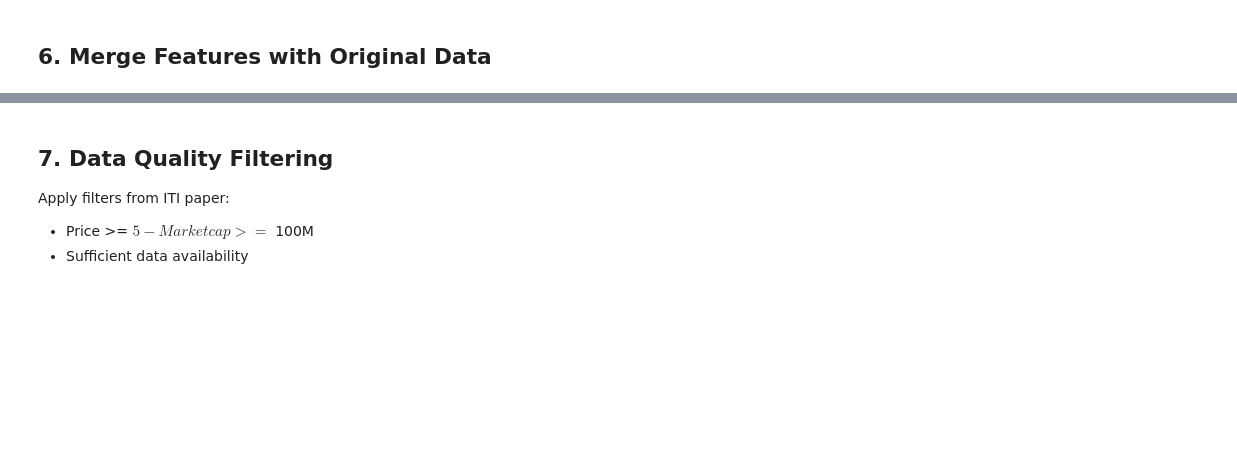
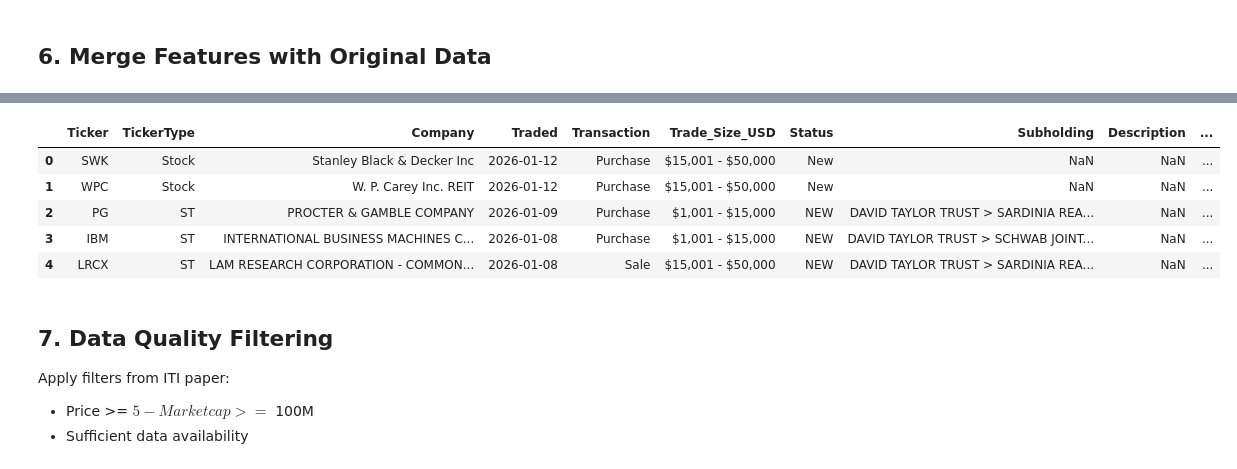
Before and after one commit to ivanurquiza/US_Congress, a Jupyter notebook: Finance_features.ipynb, the cells around one changed output, grey strips where cells are left out. Cells and saved outputs as stored; diff of their text form; code cells hidden in the pictures; blank space fills up the shorter version.

```diff
--- a/Finance_features.ipynb
+++ b/Finance_features.ipynb
@@ -214,0 +240,43 @@ print(f"Earnings data available for: {len(earnings_data)} tickers")
+# %%
+print("\nLoading Fama-French factors (local files)...")
+
+# --- FF3 DAILY ---
+ff3 = pd.read_csv(
+    "data/ff/F-F_Research_Data_Factors_daily_CSV.zip",
+    compression="zip",
+    skiprows=3
+)
+
+ff3 = ff3.rename(columns={'Unnamed: 0': 'date'})
+
+# 🔴 CLAVE: quedarnos solo con fechas válidas (YYYYMMDD)
+ff3 = ff3[ff3['date'].astype(str).str.match(r'^\d{8}$')]
+
+ff3['date'] = pd.to_datetime(ff3['date'], format='%Y%m%d')
+ff3 = ff3.set_index('date')
+ff3 = ff3.loc[start_date:end_date]
+ff3 = ff3.astype(float) / 100
+
+
+# --- MOMENTUM DAILY ---
+mom = pd.read_csv(
+    "data/ff/F-F_Momentum_Factor_daily_CSV.zip",
+    compression="zip",
+    skiprows=13
+)
+
+mom = mom.rename(columns={'Unnamed: 0': 'date', 'Mom   ': 'Mom'})
+mom = mom[mom['date'].astype(str).str.match(r'^\d{8}$')]
+
+mom['date'] = pd.to_datetime(mom['date'], format='%Y%m%d')
+mom = mom.set_index('date')
+mom = mom.loc[start_date:end_date]
+mom = mom.astype(float) / 100
+
+
+# --- MERGE ---
+ff_factors = ff3.join(mom, how='inner')
+ff_factors.columns = ['Mkt-RF', 'SMB', 'HML', 'RF', 'Mom']
+
+print(f"Fama-French factors loaded: {len(ff_factors)} days")
+print(ff_factors.head())
@@ -755,3 +1005,12 @@ print(f"\nFeature names: {df_features_wide.columns.tolist()}")
+# %%
+df_final.head()
+# %% [output]
+|  | Ticker | TickerType | Company | Traded | Transaction | Trade_Size_USD | Status | Subholding | Description | ... |
+| 0 | SWK | Stock | Stanley Black & Decker Inc | 2026-01-12 | Purchase | $15,001 - $50,000 | New | NaN | NaN | ... |
+| 1 | WPC | Stock | W. P. Carey Inc. REIT | 2026-01-12 | Purchase | $15,001 - $50,000 | New | NaN | NaN | ... |
+| 2 | PG | ST | PROCTER & GAMBLE COMPANY | 2026-01-09 | Purchase | $1,001 - $15,000 | NEW | DAVID TAYLOR TRUST > SARDINIA REA... | NaN | ... |
+| 3 | IBM | ST | INTERNATIONAL BUSINESS MACHINES C... | 2026-01-08 | Purchase | $1,001 - $15,000 | NEW | DAVID TAYLOR TRUST > SCHWAB JOINT... | NaN | ... |
+| 4 | LRCX | ST | LAM RESEARCH CORPORATION - COMMON... | 2026-01-08 | Sale | $15,001 - $50,000 | NEW | DAVID TAYLOR TRUST > SARDINIA REA... | NaN | ... |
 # %% [markdown]
 ## 7. Data Quality Filtering
 
```
Also changed, not shown: parts of 23 cells of this notebook, 13 other files.
